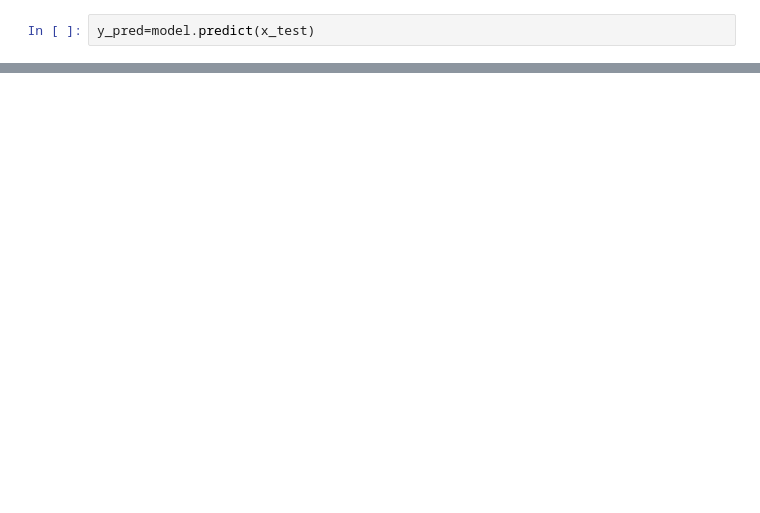
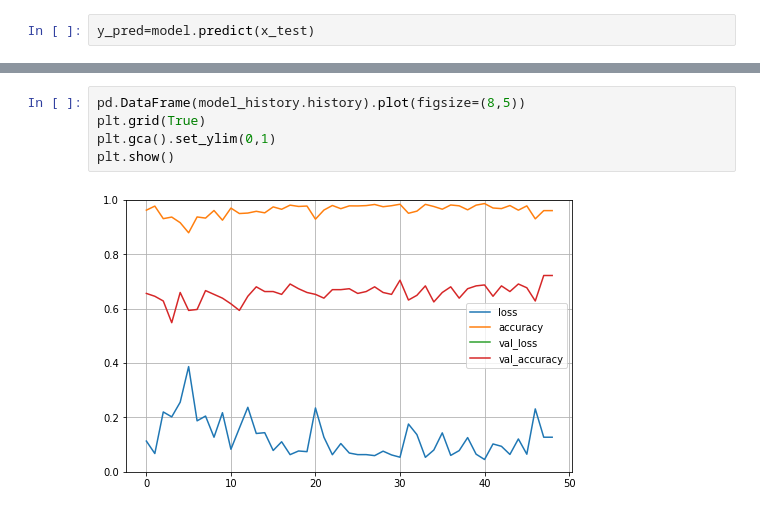
Before and after one commit to adityasandy313/Speech-to-emotion, a Jupyter notebook: main.ipynb, the cells around one changed output, grey strips where cells are left out. Cells and saved outputs as stored; diff of their text form; blank space fills up the shorter version.

```diff
--- a/main.ipynb
+++ b/main.ipynb
@@ -118,0 +202,7 @@ accuracy_score(y_test,y_pred)
+# %%
+pd.DataFrame(model_history.history).plot(figsize=(8,5))
+plt.grid(True)
+plt.gca().set_ylim(0,1)
+plt.show()
+# %% [output]
+[figure, added]
```
Also changed, not shown: parts of 10 cells of this notebook.
